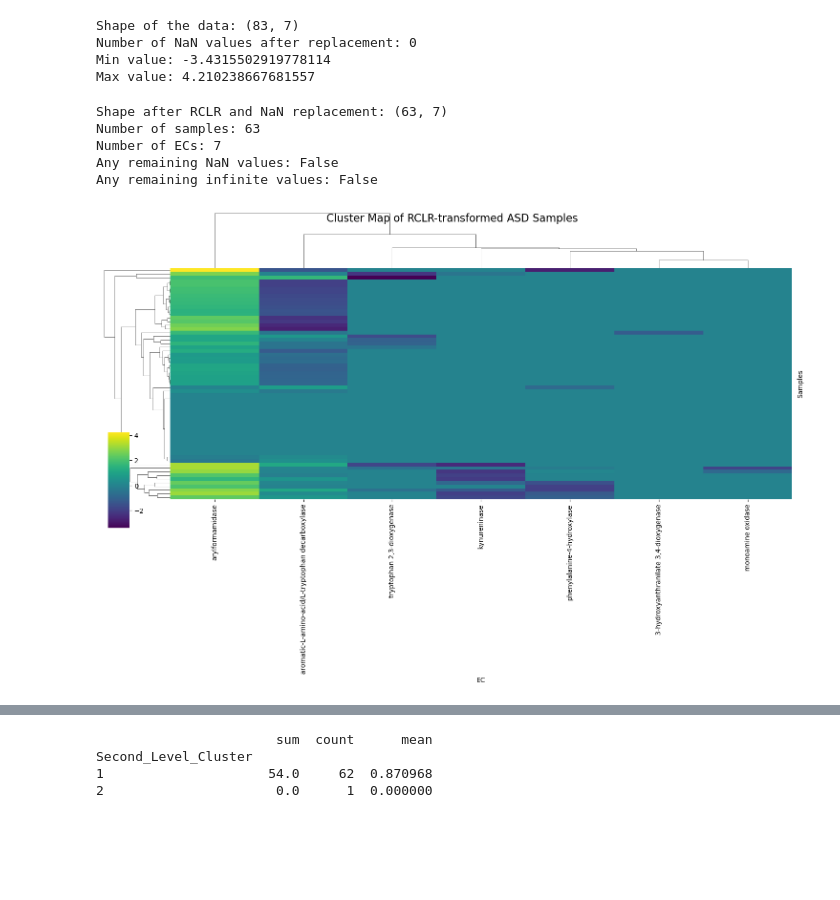
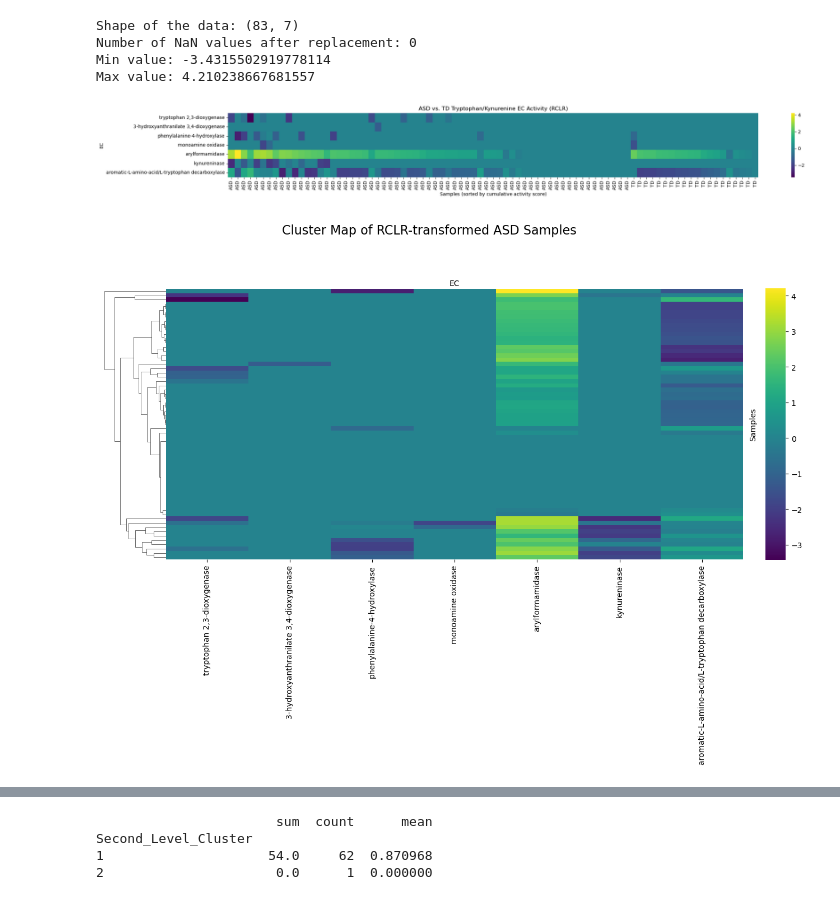
Before and after one commit to l1joseph/pierce_autism_2024, a Jupyter notebook: 03a_kegg_ec.ipynb, the cells around one changed output, grey strips where cells are left out. Cells and saved outputs as stored; diff of their text form; code cells hidden in the pictures; blank space fills up the shorter version.

```diff
--- a/03a_kegg_ec.ipynb
+++ b/03a_kegg_ec.ipynb
@@ -503,6 +573,64 @@ Shape of the data: (83, 7)
 Number of NaN values after replacement: 0
 Min value: -3.4315502919778114
 Max value: 4.210238667681557
+# %%
+import seaborn as sns
+import matplotlib.pyplot as plt
+import numpy as np
+import pandas as pd
+from gemelli.preprocessing import matrix_rclr
+
+# Apply RCLR transformation using gemelli's matrix_rclr function
+rclr_df = pd.DataFrame(
+    matrix_rclr(sorted_filtered_ec_df.values),
+    index=sorted_filtered_ec_df.index,
+    columns=sorted_filtered_ec_df.columns
+)
+
+# Replace NaN values with 0
+rclr_df = rclr_df.fillna(0)
+
+# Calculate cumulative activity score (using absolute values)
+cumulative_score = rclr_df.abs().sum(axis=1)
+
+# Add dx information and cumulative score to the DataFrame
+rclr_df['dx'] = metadata_df.loc[rclr_df.index, 'dx']
+rclr_df['cumulative_score'] = cumulative_score
+
+# Sort samples within each group (ASD and TD) by cumulative score
+asd_samples = rclr_df[rclr_df['dx'] == 'ASD'].sort_values('cumulative_score', ascending=False)
+td_samples = rclr_df[rclr_df['dx'] == 'TD'].sort_values('cumulative_score', ascending=False)
+
+# Combine sorted ASD and TD samples
+sorted_rclr_df = pd.concat([asd_samples, td_samples])
+
+# Remove auxiliary columns before transposing
+sorted_rclr_df = sorted_rclr_df.drop(['dx', 'cumulative_score'], axis=1)
+
+# Transpose the DataFrame for the heatmap
+transposed_rclr_df = sorted_rclr_df.T
+
+# Retrieve the 'EC' values for the rows (former columns)
+row_labels = [info[info['EC'] == col].index[0] for col in transposed_rclr_df.index]
+
+# Retrieve the 'dx' values for the rows
+row_labels_plot = metadata_df.loc[rclr_df.index, 'dx']
+
+# Create the heatmap
+plt.figure(figsize=(24, 3))  # Adjusted figure size for the transposed heatmap
+sns.heatmap(transposed_rclr_df, cmap="viridis", cbar=True,
+            xticklabels=row_labels_plot, yticklabels=row_labels)
+
+
+# Customize the plot
+plt.title("ASD vs. TD Tryptophan/Kynurenine EC Activity (RCLR)")
+plt.xlabel("Samples (sorted by cumulative activity score)")
+plt.ylabel("EC")
+
+plt.tight_layout()
+plt.show()
+# %% [output]
+[figure, added]
 # %%
 import seaborn as sns
 import matplotlib.pyplot as plt
@@ -521,45 +649,35 @@ filtered_ec_df_asd = filtered_ec_df_asd.loc[(filtered_ec_df_asd != 0).any(axis=1
 # Apply RCLR transformation using gemelli's matrix_rclr function
 rclr_df_asd = pd.DataFrame(
     matrix_rclr(filtered_ec_df_asd.values),
     index=filtered_ec_df_asd.index,
     columns=filtered_ec_df_asd.columns
 )
 
 # Replace NaN and infinite values with a small epsilon
 epsilon = 0
 rclr_df_asd = rclr_df_asd.replace([np.inf, -np.inf], np.nan).fillna(epsilon)
 
-# Print diagnostic information
-print(f"Shape after RCLR and NaN replacement: {rclr_df_asd.shape}")
-print(f"Number of samples: {rclr_df_asd.shape[0]}")
-print(f"Number of ECs: {rclr_df_asd.shape[1]}")
-print(f"Any remaining NaN values: {np.isnan(rclr_df_asd).any().any()}")
-print(f"Any remaining infinite values: {np.isinf(rclr_df_asd).any().any()}")
-
 # Retrieve the 'EC' values for the columns and match them to the default index in info
 column_labels = [info[info['EC'] == col].index[0] for col in rclr_df_asd.columns]
 
 # Create the cluster map
 g = sns.clustermap(rclr_df_asd,
                    cmap="viridis",
                    cbar=True,
                    xticklabels=column_labels,
                    yticklabels=False,  # Hide row labels for better visibility
-                   figsize=(15, 10),
+                   figsize=(12, 10),
                    dendrogram_ratio=(.1, .2),
-                   cbar_pos=(0.02, .32, .03, .2))
+                   cbar_pos=(1, .38, .03, .485),
+                   col_cluster=False)  # Disable column clustering
 
 # Adjust the plot
+g.ax_heatmap.xaxis.set_label_position('top')
 g.ax_heatmap.set_xlabel("EC")
 g.ax_heatmap.set_ylabel("Samples")
 g.ax_heatmap.set_xticklabels(g.ax_heatmap.get_xticklabels(), rotation=90, ha='center')
 g.fig.suptitle("Cluster Map of RCLR-transformed ASD Samples", fontsize=16)
 plt.tight_layout()
 plt.show()
 # %% [output]
-Shape after RCLR and NaN replacement: (63, 7)
-Number of samples: 63
-Number of ECs: 7
-Any remaining NaN values: False
-Any remaining infinite values: False
-[figure, old version]
+[figure, new version]
```
Also changed, not shown: parts of 13 cells of this notebook, 7 other files.
